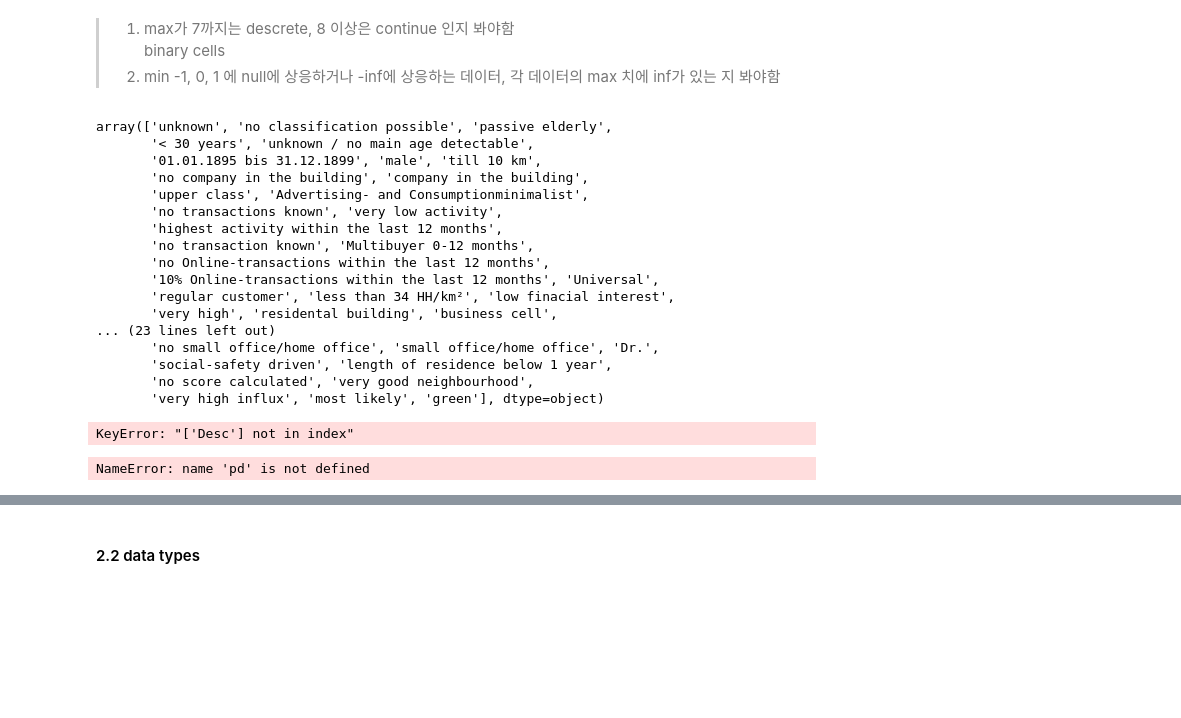
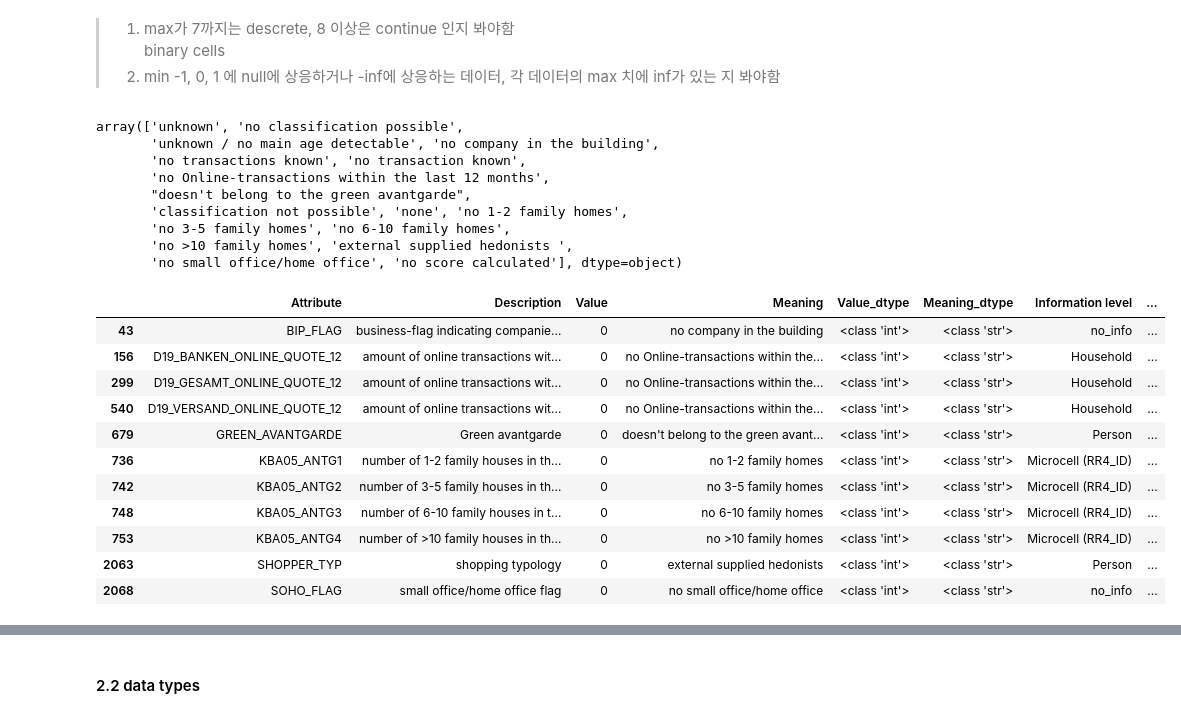
Before and after one commit to jaeyoun-chang/u_city_capstone, a Jupyter notebook: Arvato Project Workbook.ipynb, the cells around one changed output, grey strips where cells are left out. Drawn from its saved outputs; the diff is of its cells as text; code cells hidden in the pictures; blank space fills up the shorter version.

```diff
--- a/Arvato Project Workbook.ipynb
+++ b/Arvato Project Workbook.ipynb
@@ -488,43 +529,40 @@ find all numeric data of column Value one by one
 '''
 2부터
 '''
-attr_below_2 = df_attr_num[df_attr_num.Value < 2].copy()
-attr_below_2.Meaning.unique()
+attr_below_1 = df_attr_num[df_attr_num.Value < 1].copy()
+attr_below_1.Meaning.unique()
 # %% [output]
-array(['unknown', 'no classification possible', 'passive elderly',
-       '< 30 years', 'unknown / no main age detectable',
-       '01.01.1895 bis 31.12.1899', 'male', 'till 10 km',
-       'no company in the building', 'company in the building',
-       'upper class', 'Advertising- and Consumptionminimalist',
-       'no transactions known', 'very low activity',
-       'highest activity within the last 12 months',
-       'no transaction known', 'Multibuyer 0-12 months',
+array(['unknown', 'no classification possible',
+       'unknown / no main age detectable', 'no company in the building',
+       'no transactions known', 'no transaction known',
        'no Online-transactions within the last 12 months',
-       '10% Online-transactions within the last 12 months', 'Universal',
-       'regular customer', 'less than 34 HH/km²', 'low finacial interest',
-       'very high', 'residental building', 'business cell',
-... (23 lines left out)
-       'no small office/home office', 'small office/home office', 'Dr.',
-       'social-safety driven', 'length of residence below 1 year',
-       'no score calculated', 'very good neighbourhood',
-       'very high influx', 'most likely', 'green'], dtype=object)
+       "doesn't belong to the green avantgarde",
+       'classification not possible', 'none', 'no 1-2 family homes',
+       'no 3-5 family homes', 'no 6-10 family homes',
+       'no >10 family homes', 'external supplied hedonists ',
+       'no small office/home office', 'no score calculated'], dtype=object)
 # %%
-possible_null = ['unknown',
+maybe_null = ['unknown',
               'no classification possible',
               'unknown / no main age detectable',
               'no transactions known',
+              'no transaction known',
               'classification not possible',
               'none',
               'no score calculated'
               ]
-# %%
-null_check_below_2 = attr_below_2.copy()
-null_check_below_2 = null_check_below_2[null_check_below_2.Meaning.isin(possible_null)]
-
-null_check_below_2[['Attribute', 'Desc']].head()
-# %% [output]
-KeyError: "['Desc'] not in index"
-# %%
-view_all(null_check_below_2[['Attribute', 'Desc']])
-# %% [output]
-NameError: name 'pd' is not defined
+# %%
+attr_below_1[(attr_below_1.Value == 0) & ~(attr_below_1.Meaning.isin(maybe_null))]
+# %% [output]
+|  | Attribute | Description | Value | Meaning | Value_dtype | Meaning_dtype | Information level | ... |
+| 43 | BIP_FLAG | business-flag indicating companie... | 0 | no company in the building | <class 'int'> | <class 'str'> | no_info | ... |
+| 156 | D19_BANKEN_ONLINE_QUOTE_12 | amount of online transactions wit... | 0 | no Online-transactions within the... | <class 'int'> | <class 'str'> | Household | ... |
+| 299 | D19_GESAMT_ONLINE_QUOTE_12 | amount of online transactions wit... | 0 | no Online-transactions within the... | <class 'int'> | <class 'str'> | Household | ... |
+| 540 | D19_VERSAND_ONLINE_QUOTE_12 | amount of online transactions wit... | 0 | no Online-transactions within the... | <class 'int'> | <class 'str'> | Household | ... |
+| 679 | GREEN_AVANTGARDE | Green avantgarde | 0 | doesn't belong to the green avant... | <class 'int'> | <class 'str'> | Person | ... |
+| 736 | KBA05_ANTG1 | number of 1-2 family houses in th... | 0 | no 1-2 family homes | <class 'int'> | <class 'str'> | Microcell (RR4_ID) | ... |
+| 742 | KBA05_ANTG2 | number of 3-5 family houses in th... | 0 | no 3-5 family homes | <class 'int'> | <class 'str'> | Microcell (RR4_ID) | ... |
+| 748 | KBA05_ANTG3 | number of 6-10 family houses in t... | 0 | no 6-10 family homes | <class 'int'> | <class 'str'> | Microcell (RR4_ID) | ... |
+| 753 | KBA05_ANTG4 | number of >10 family houses in th... | 0 | no >10 family homes | <class 'int'> | <class 'str'> | Microcell (RR4_ID) | ... |
+| 2063 | SHOPPER_TYP | shopping typology | 0 | external supplied hedonists | <class 'int'> | <class 'str'> | Person | ... |
+| 2068 | SOHO_FLAG | small office/home office flag | 0 | no small office/home office | <class 'int'> | <class 'str'> | no_info | ... |
```
Also changed, not shown: parts of 8 cells of this notebook, 2 other files.
